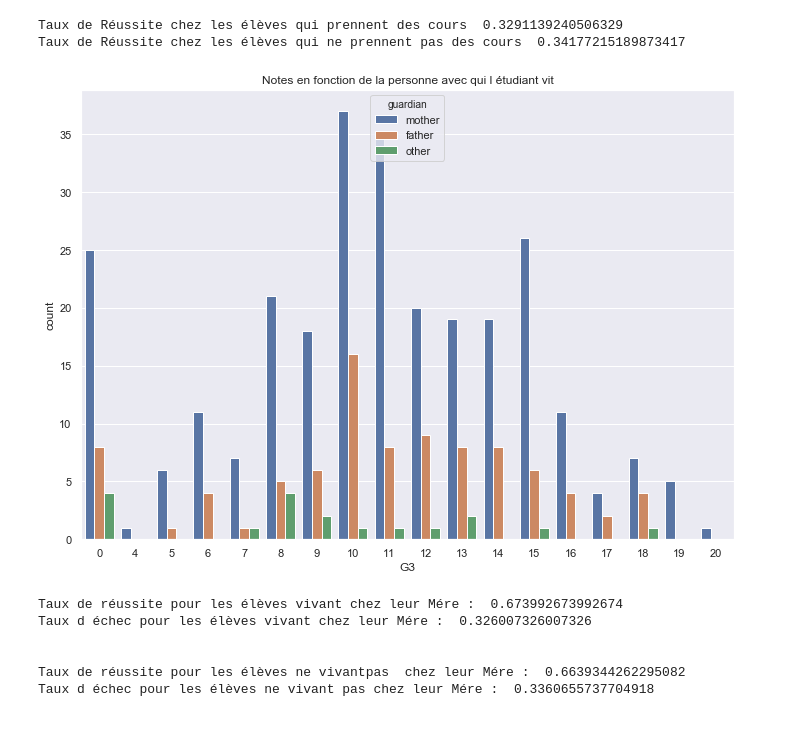
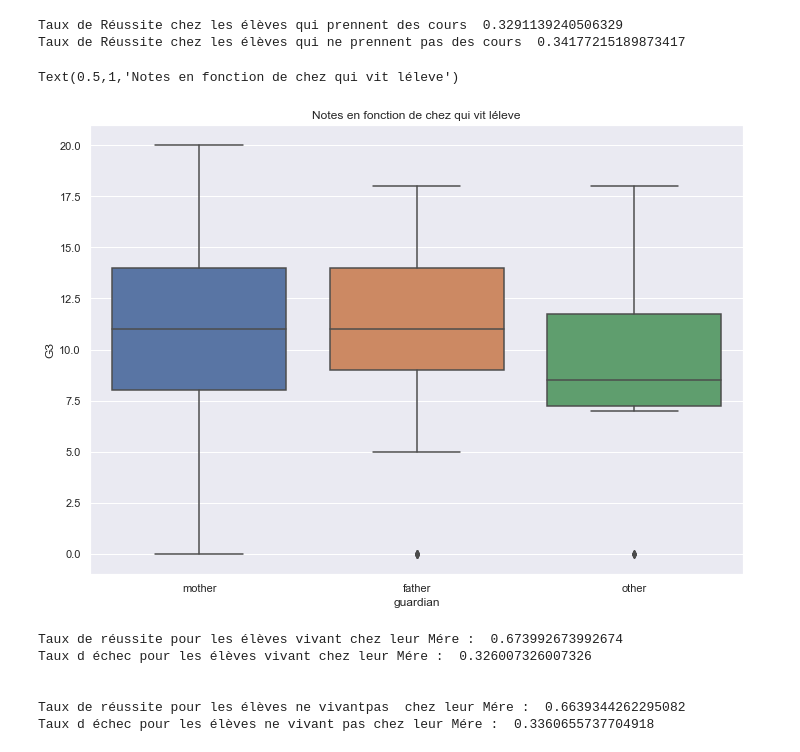
Before and after one commit to darcelvictor/dataViz, a Jupyter notebook: Untitled1.ipynb, the cells around one changed output. Cells and saved outputs as stored; diff of their text form; code cells hidden in the pictures.

```diff
--- a/Untitled1.ipynb
+++ b/Untitled1.ipynb
@@ -122,9 +124,11 @@ print("Taux de Réussite chez les élèves qui ne prennent pas des cours ",len(d
 Taux de Réussite chez les élèves qui prennent des cours  0.3291139240506329
 Taux de Réussite chez les élèves qui ne prennent pas des cours  0.34177215189873417
 # %%
-a = sb.countplot(x="G3", hue="guardian", data=df).set_title('Notes en fonction de la personne avec qui l étudiant vit')
+#a = sb.countplot(x="G3", hue="guardian", data=df).set_title('Notes en fonction de la personne avec qui l étudiant vit')
+sb.boxplot(x='guardian',y='G3',data=df).set_title('Notes en fonction de chez qui vit léleve')
 # %% [output]
+Text(0.5,1,'Notes en fonction de chez qui vit léleve')
-[figure, old version]
+[figure, new version]
 # %%
 print("Taux de réussite pour les élèves vivant chez leur Mére : ",len(df[ (df['G3']>=10) & (df['guardian']=='mother')])/len(df[df['guardian']=='mother']))
 print("Taux d échec pour les élèves vivant chez leur Mére : ",len(df[ (df['G3']<10) & (df['guardian']=='mother')])/len(df[df['guardian']=='mother']))
```
Also changed, not shown: parts of 2 cells of this notebook.
